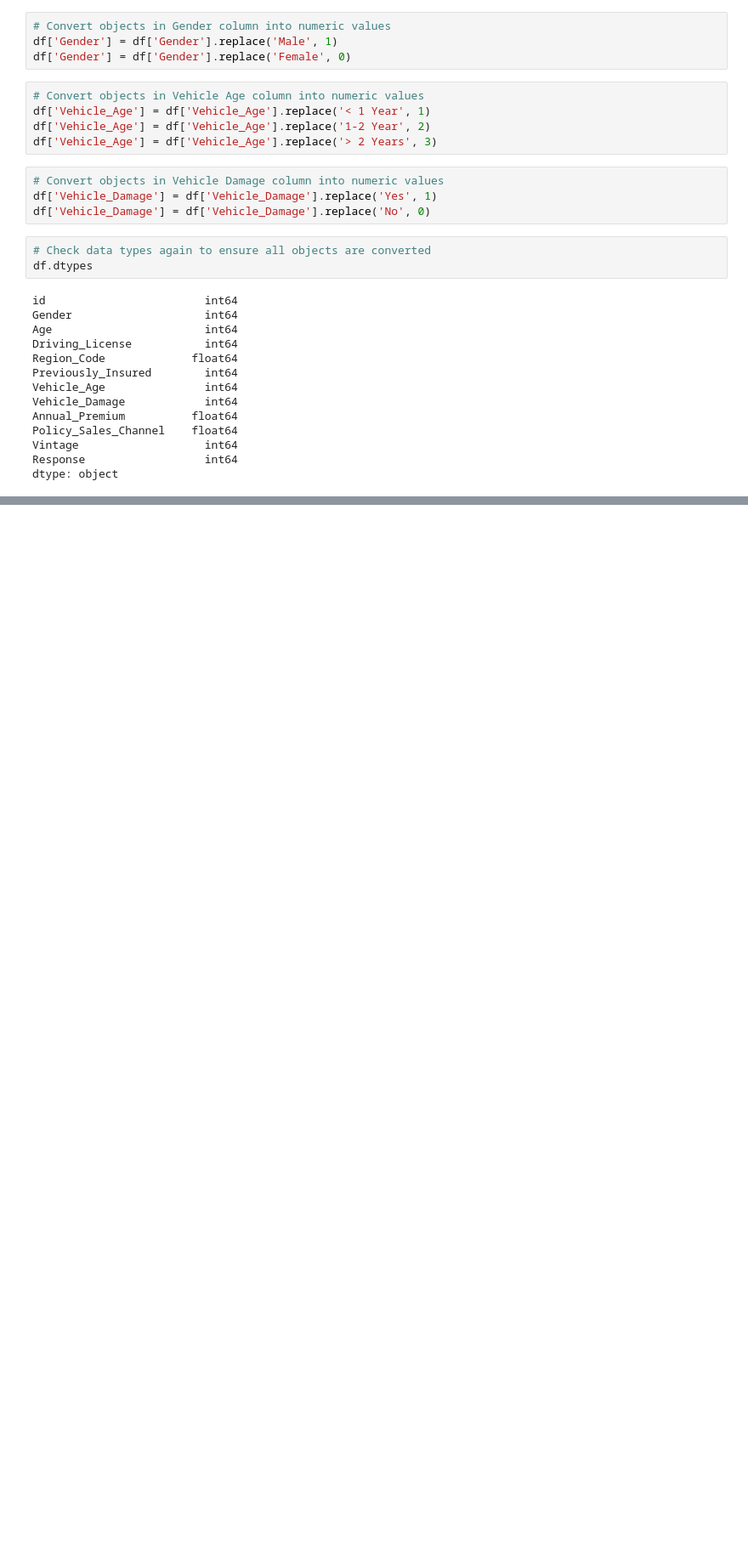
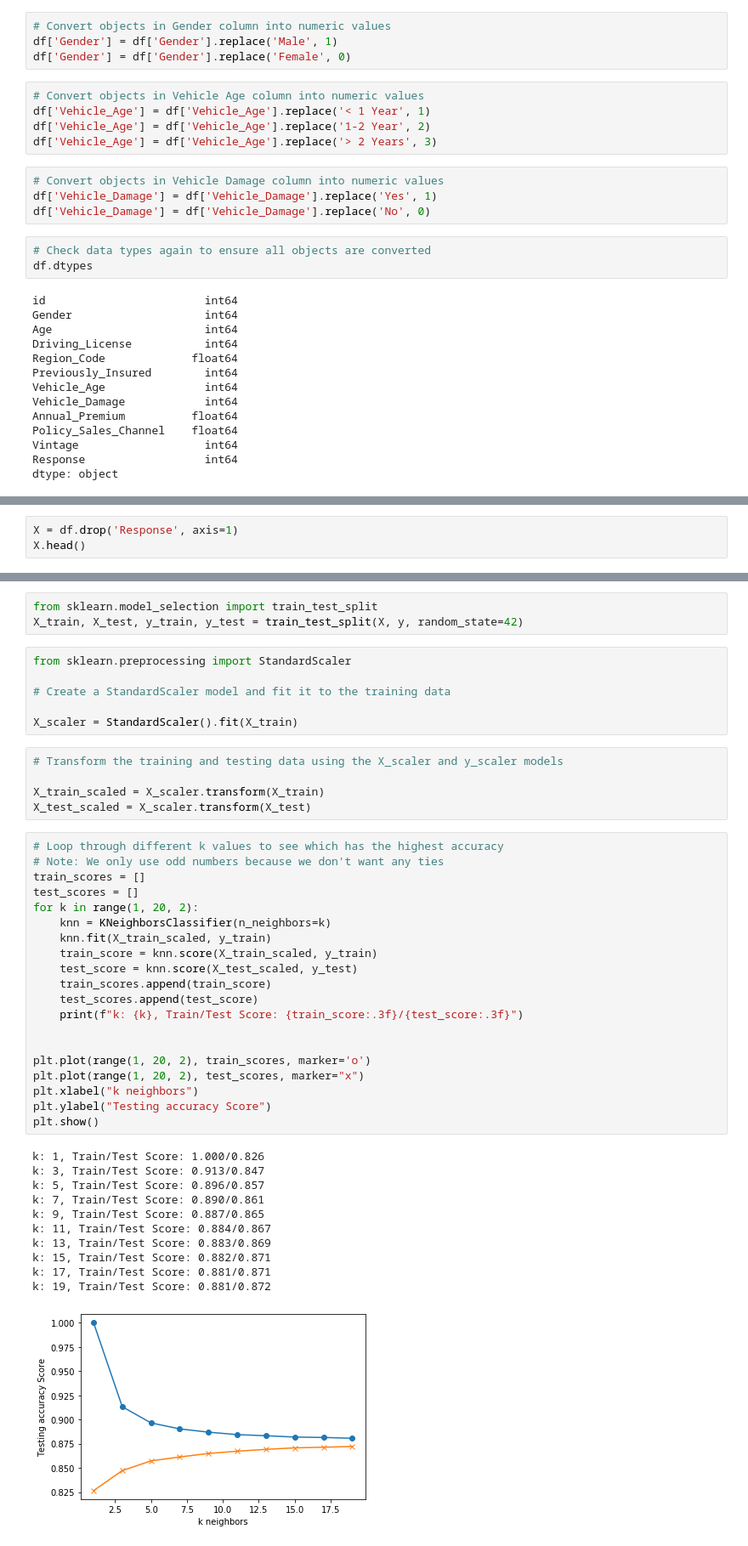
Before and after one commit to szerpa17/cross-sell-predictions, a Jupyter notebook: ml_model_build.ipynb, the cells around one changed output, grey strips where cells are left out. Shown: that part at 85% size. Cells and saved outputs as stored; diff of their text form; blank space fills up the shorter version.

```diff
--- a/ml_model_build.ipynb
+++ b/ml_model_build.ipynb
@@ -84,0 +100,3 @@ dtype: object
+# %%
+X = df.drop('Response', axis=1)
+X.head()
@@ -84,0 +110,46 @@ dtype: object
+# %%
+from sklearn.model_selection import train_test_split
+X_train, X_test, y_train, y_test = train_test_split(X, y, random_state=42)
+# %%
+from sklearn.preprocessing import StandardScaler
+
+# Create a StandardScaler model and fit it to the training data
+
+X_scaler = StandardScaler().fit(X_train)
+# %%
+# Transform the training and testing data using the X_scaler and y_scaler models
+
+X_train_scaled = X_scaler.transform(X_train)
+X_test_scaled = X_scaler.transform(X_test)
+# %%
+# Loop through different k values to see which has the highest accuracy
+# Note: We only use odd numbers because we don't want any ties
+train_scores = []
+test_scores = []
+for k in range(1, 20, 2):
+    knn = KNeighborsClassifier(n_neighbors=k)
+    knn.fit(X_train_scaled, y_train)
+    train_score = knn.score(X_train_scaled, y_train)
+    test_score = knn.score(X_test_scaled, y_test)
+    train_scores.append(train_score)
+    test_scores.append(test_score)
+    print(f"k: {k}, Train/Test Score: {train_score:.3f}/{test_score:.3f}")
+
+
+plt.plot(range(1, 20, 2), train_scores, marker='o')
+plt.plot(range(1, 20, 2), test_scores, marker="x")
+plt.xlabel("k neighbors")
+plt.ylabel("Testing accuracy Score")
+plt.show()
+# %% [output]
+k: 1, Train/Test Score: 1.000/0.826
+k: 3, Train/Test Score: 0.913/0.847
+k: 5, Train/Test Score: 0.896/0.857
+k: 7, Train/Test Score: 0.890/0.861
+k: 9, Train/Test Score: 0.887/0.865
+k: 11, Train/Test Score: 0.884/0.867
+k: 13, Train/Test Score: 0.883/0.869
+k: 15, Train/Test Score: 0.882/0.871
+k: 17, Train/Test Score: 0.881/0.871
+k: 19, Train/Test Score: 0.881/0.872
+[figure, added]
```
Also changed, not shown: parts of 5 cells of this notebook.
